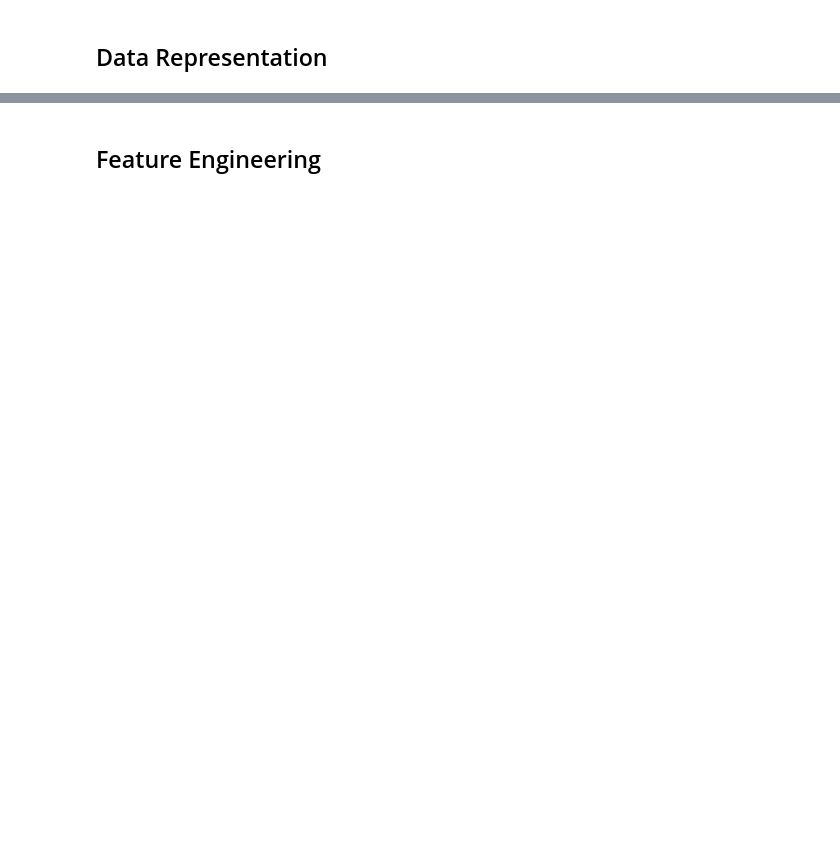
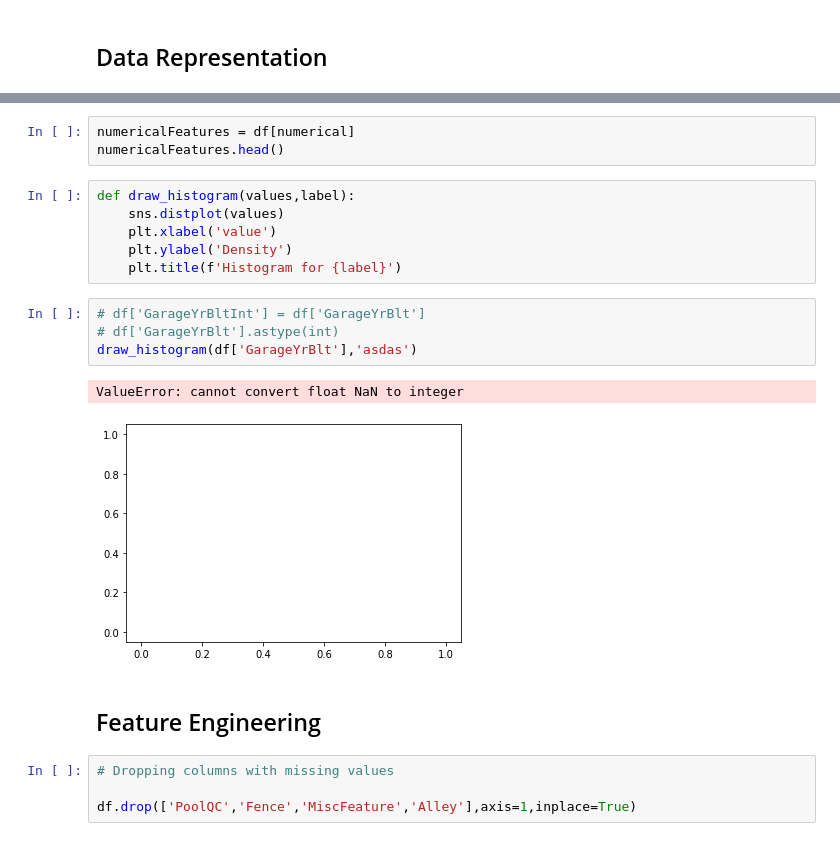
Before and after one commit to LakshanKarunathilake/ML-Kaggle-Competition, a Jupyter notebook: House Price Prediction.ipynb, the cells around one changed output, grey strips where cells are left out. Drawn from its saved outputs; the diff is of its cells as text; blank space fills up the shorter version.

```diff
--- a/House Price Prediction.ipynb
+++ b/House Price Prediction.ipynb
@@ -73,2 +273,22 @@ df[numerical].head()
+# %%
+numericalFeatures = df[numerical]
+numericalFeatures.head()
+# %%
+def draw_histogram(values,label):
+    sns.distplot(values)
+    plt.xlabel('value')
+    plt.ylabel('Density')
+    plt.title(f'Histogram for {label}')
+# %%
+# df['GarageYrBltInt'] = df['GarageYrBlt']
+# df['GarageYrBlt'].astype(int)
+draw_histogram(df['GarageYrBlt'],'asdas')
+# %% [output]
+ValueError: cannot convert float NaN to integer
+[figure, added]
 # %% [markdown]
 ## Feature Engineering
+# %%
+# Dropping columns with missing values
+
+df.drop(['PoolQC','Fence','MiscFeature','Alley'],axis=1,inplace=True)
```
Also changed, not shown: parts of 22 cells of this notebook.
